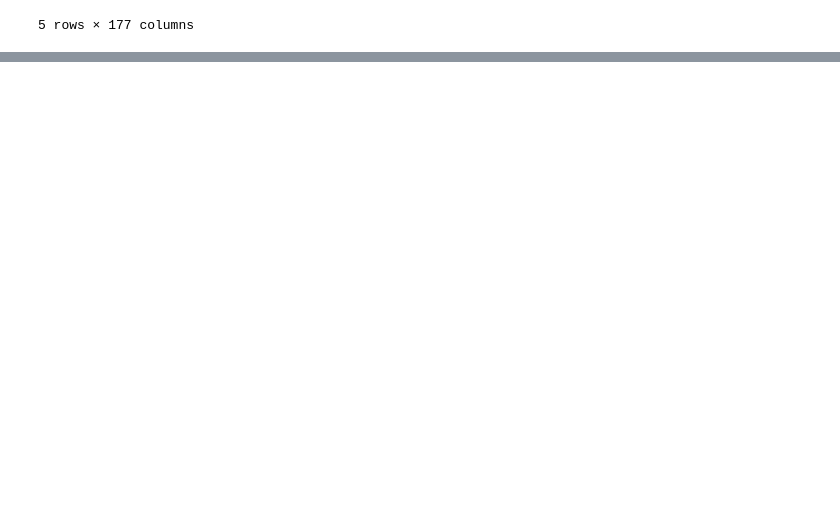
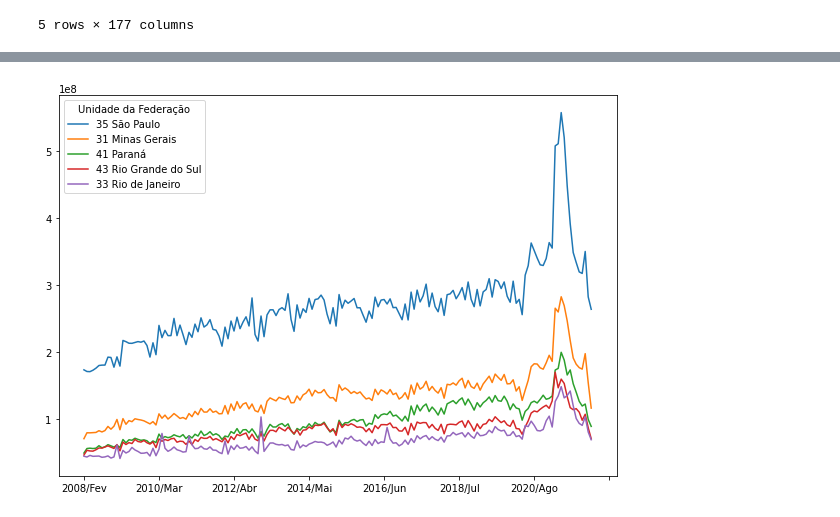
Before and after one commit to paulo-lins/EDA_datasus, a Jupyter notebook: EDA_tabnet.ipynb, the cells around one changed output, grey strips where cells are left out. Drawn from its saved outputs; the diff is of its cells as text; code cells hidden in the pictures; blank space fills up the shorter version.

```diff
--- a/EDA_tabnet.ipynb
+++ b/EDA_tabnet.ipynb
@@ -462,0 +523,6 @@ sort_total[:5].T.plot(figsize=(10,7))
+# %%
+# now we can start from sixth column and get dates after '2008/jan'
+# we can call that like 'usable_columns'
+
+usable_columns = sort_total.columns[6:]
+usable_columns
@@ -462,0 +536,4 @@ sort_total[:5].T.plot(figsize=(10,7))
+# %%
+# this way we can select only the dates after '2008/jan'
+sort_total = sort_total[usable_columns].head()
+sort_total
@@ -462,0 +549,7 @@ sort_total[:5].T.plot(figsize=(10,7))
+# %%
+# And now we plot again without this high value.
+# We can better see what information the graph gives us
+
+sort_total.head().T.plot(figsize=(10, 7));
+# %% [output]
+[figure, added]
```
Also changed, not shown: parts of 35 cells of this notebook.
